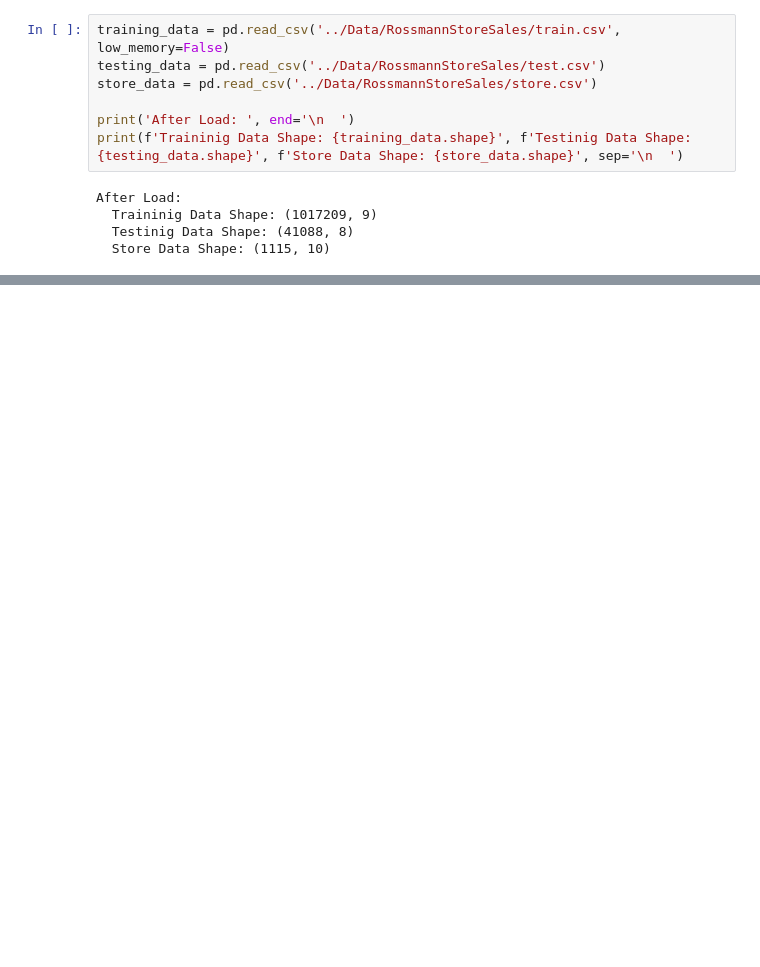
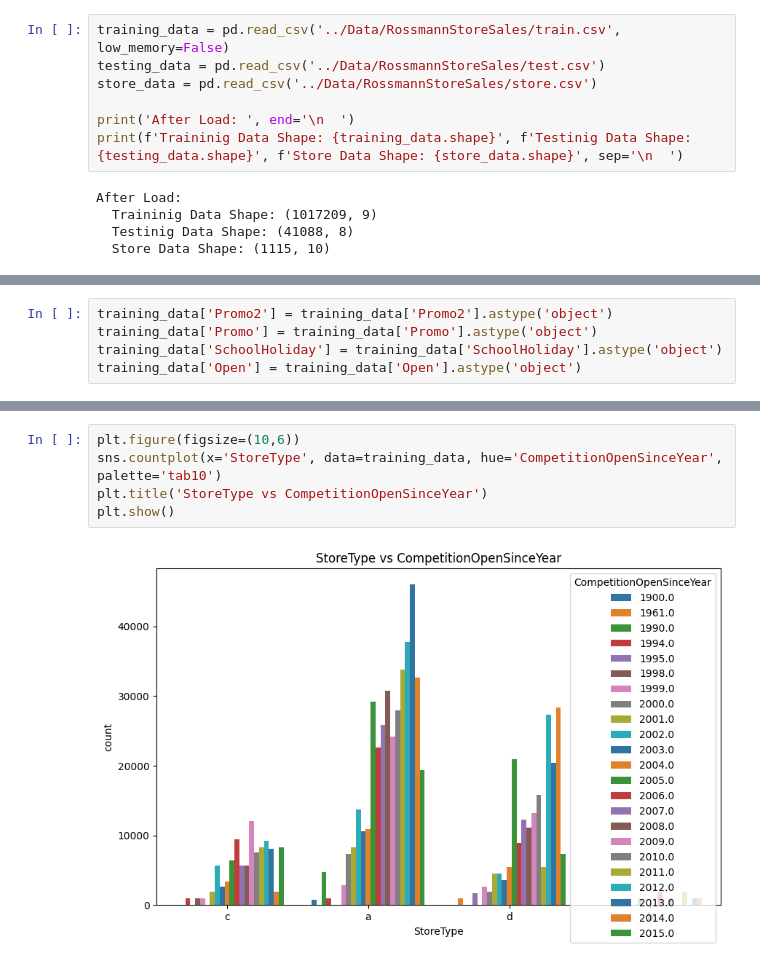
Before and after one commit to Zaid-N-Ansari/PG-Mini-Project, a Jupyter notebook: Regression/Sales.ipynb, the cells around one changed output, grey strips where cells are left out. Drawn from its saved outputs; the diff is of its cells as text; blank space fills up the shorter version.

```diff
--- a/Regression/Sales.ipynb
+++ b/Regression/Sales.ipynb
@@ -39,0 +55,5 @@ After Merge Training Shape: (1017209, 18)
+# %%
+training_data['Promo2'] = training_data['Promo2'].astype('object')
+training_data['Promo'] = training_data['Promo'].astype('object')
+training_data['SchoolHoliday'] = training_data['SchoolHoliday'].astype('object')
+training_data['Open'] = training_data['Open'].astype('object')
@@ -39,0 +93,7 @@ After Merge Training Shape: (1017209, 18)
+# %%
+plt.figure(figsize=(10,6))
+sns.countplot(x='StoreType', data=training_data, hue='CompetitionOpenSinceYear', palette='tab10')
+plt.title('StoreType vs CompetitionOpenSinceYear')
+plt.show()
+# %% [output]
+[figure, added]
```
Also changed, not shown: parts of 6 cells of this notebook.
